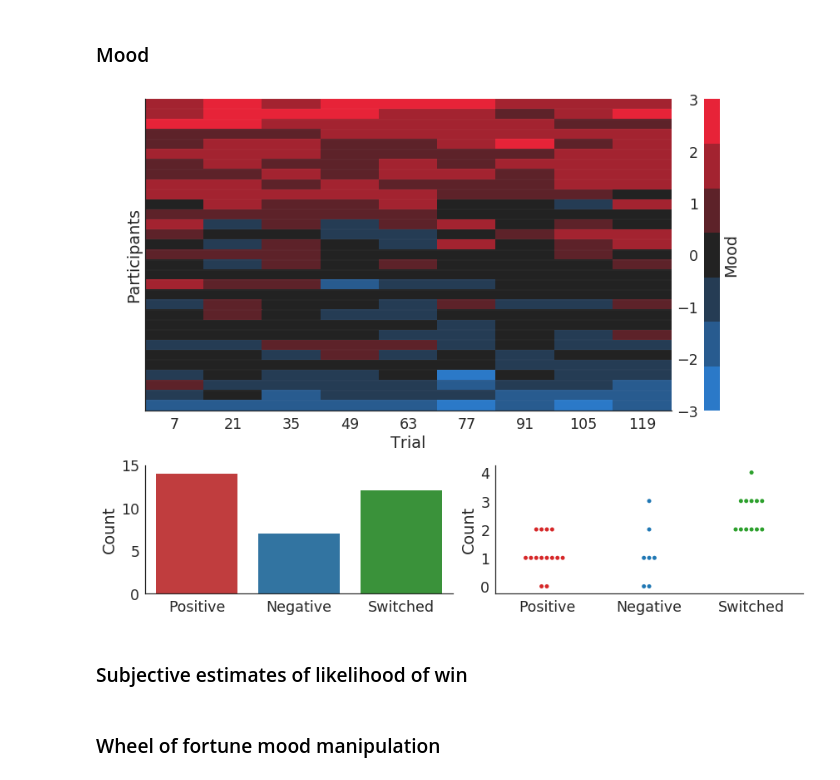
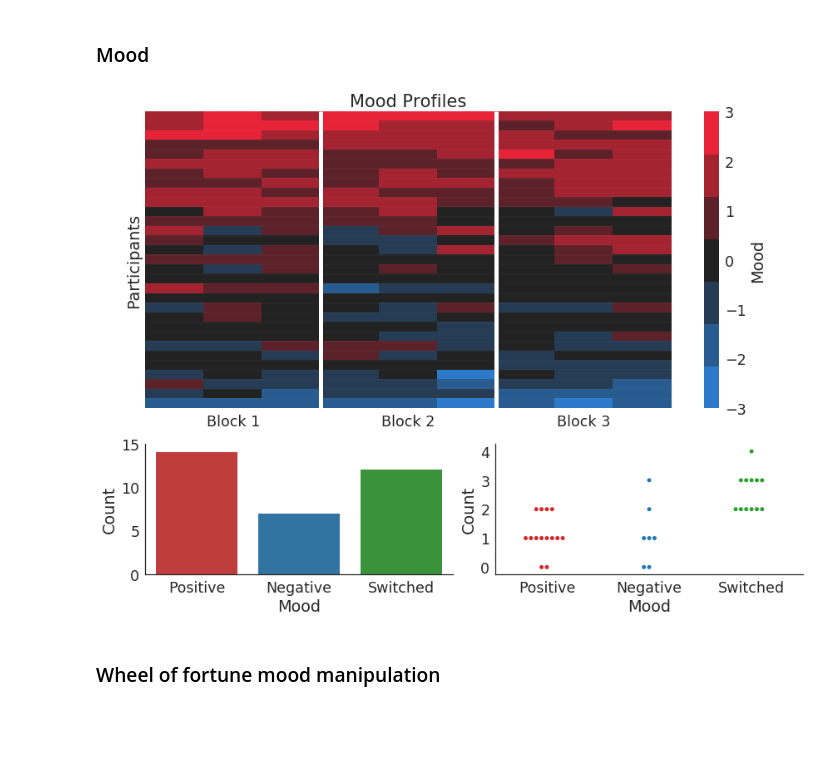
Before and after one commit to szorowi1/pni-rotations, a Jupyter notebook: primary_analysis.ipynb, the cells around one changed output. Saved outputs shown, nothing was run; the diff lists cells and outputs as text; code cells hidden in the pictures; blank space fills up the shorter version.

```diff
--- a/primary_analysis.ipynb
+++ b/primary_analysis.ipynb
@@ -174,40 +246,44 @@ clusters = DataFrame(dict(Positive = positive_only,
                           Negative = negative_only,
                           Switched = switched_sign,
                           Range = mood_range))
 
-clusters = clusters.melt(id_vars='Range', var_name='Cluster')
+clusters = clusters.melt(id_vars='Range', var_name='Mood')
 clusters = clusters[clusters.value]
 
 #~~~~~~~~~~~~~~~~~~~~~~~~~~~~~~~~~~~~~~~~~~#
 ### Plotting.
 #~~~~~~~~~~~~~~~~~~~~~~~~~~~~~~~~~~~~~~~~~~#
 
 ## Initialize canvas.
 fig = plt.figure(figsize=(12,9))
 
 ## Plot.
 ax = plt.subplot2grid((3,2),(0,0),colspan=2,rowspan=2)
 cmap = sns.diverging_palette(250, 10, s=90, l=50, n=7, center="dark")
 sns.heatmap(mood, vmin=-3, vmax=3, cmap=cmap, cbar_kws=dict(label='Mood'), ax=ax)
+
+## Add info.
+ax.vlines([3,6], 0, n_subjects, lw=5, color='w')
 ax.hlines(np.arange(n_subjects), 0, n_trials, lw=0.05, color='w')
-ax.set(xticklabels=trials, xlabel='Trial', yticks=[], ylabel='Participants')
+ax.set(xticks=[1.5,4.5,7.5], yticks=[], ylabel='Participants', title='Mood Profiles')
+ax.set_xticklabels(['Block 1', 'Block 2', 'Block 3'], rotation=0)
 
 ## Plot countplot.
 ax = plt.subplot2grid((3,2),(2,0))
 palette = ['#d62728', '#1f77b4', '#2ca02c']
-sns.countplot('Cluster', data=clusters, order=['Positive','Negative','Switched'],
+sns.countplot('Mood', data=clusters, order=['Positive','Negative','Switched'],
               palette=palette, ax=ax)
-ax.set(yticks=np.linspace(0,15,4), xlabel='', ylabel='Count')
+ax.set(yticks=np.linspace(0,15,4), ylabel='Count')
+sns.despine(ax=ax)
 
 ## Plot stripplot.
 ax = plt.subplot2grid((3,2),(2,1))
-sns.swarmplot('Cluster', 'Range', data=clusters, order=['Positive','Negative','Switched'],
+sns.swarmplot('Mood', 'Range', data=clusters, order=['Positive','Negative','Switched'],
               palette=palette, ax=ax)
-ax.set(yticks=np.arange(clusters.Range.max()+1), xlabel='', ylabel='Count')
+ax.set(yticks=np.arange(clusters.Range.max()+1), ylabel='Count')
+sns.despine(ax=ax)
 
-sns.despine()
+# sns.despine()
 plt.tight_layout()
 # %% [output]
-[figure, old version]
+[figure, new version]
-# %% [markdown]
-### Subjective estimates of likelihood of win
```
Also changed, not shown: parts of 6 cells of this notebook, 2 other files.
